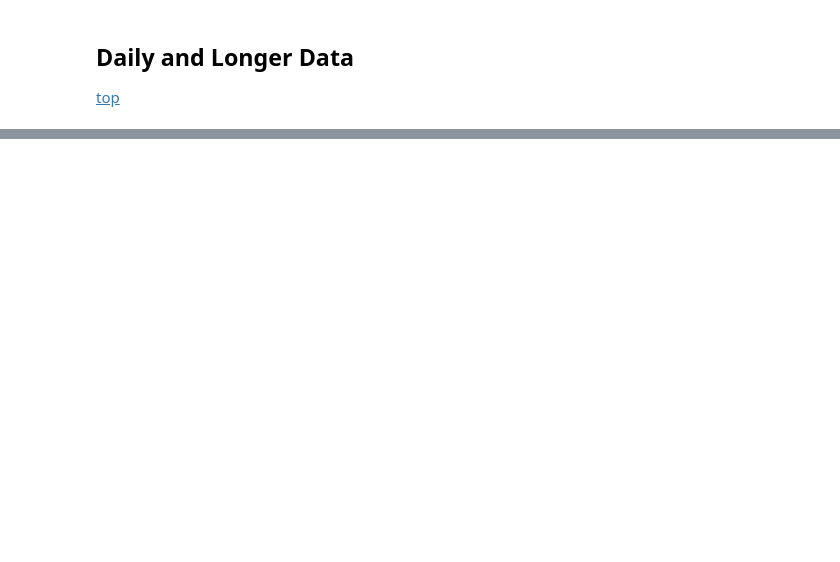
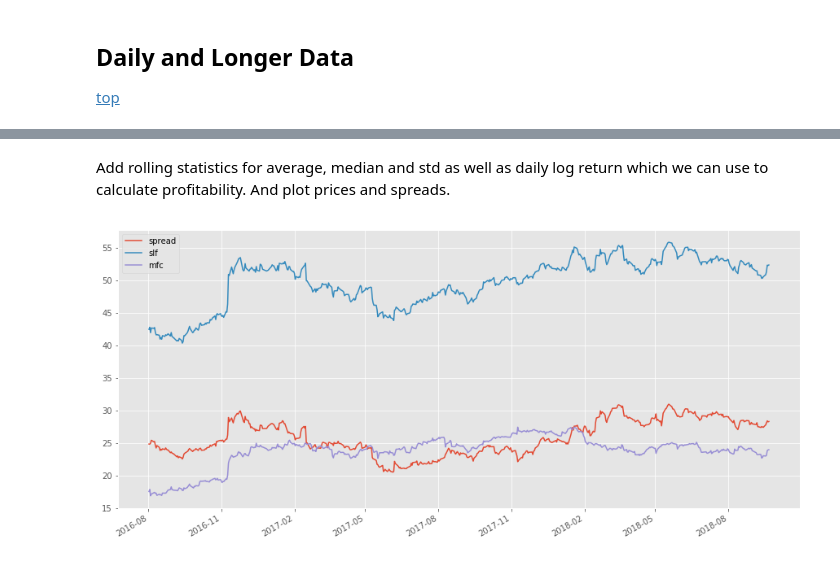
Before and after one commit to aandres99/alpha_prices, a Jupyter notebook: stat_arb.ipynb, the cells around one changed output, grey strips where cells are left out. Drawn from its saved outputs; the diff is of its cells as text; code cells hidden in the pictures; blank space fills up the shorter version.

```diff
--- a/stat_arb.ipynb
+++ b/stat_arb.ipynb
@@ -198,0 +55,24 @@ plt.title(sym + ' - 100 Day History');
+# %%
+ticker = 'MFC.TO'
+daily = mu.get_daily_prices(ticker, output='full')
+mfc_to = mu.Security('MFC.TO', intraday, daily)
+
+ticker = 'SLF.TO'
+daily = mu.get_daily_prices(ticker, output='full')
+slf_to = mu.Security('SLF.TO', intraday, daily)
+# %% [markdown]
+Add rolling statistics for average, median and std as well as daily log return which we can use to calculate profitability. And plot prices and spreads.
+# %%
+df = pd.DataFrame({'slf': slf_to.get_daily()['close'],
+                   'mfc': mfc_to.get_daily()['close']})
+df['spread'] = df['slf'] - df['mfc']
+df['20-day avg'] = df['spread'].rolling(20).mean()
+df['20-day median'] = df['spread'].rolling(20).median()
+df['20-day std'] = df['spread'].rolling(20).std()
+df['20-day up'] = df['20-day avg'] + df['20-day std']
+df['20-day dn'] = df['20-day avg'] - df['20-day std']
+df = df['2016-07-31':]
+df['ret'] = np.log(df['spread']) - np.log(df['spread'].shift(1))
+df[['spread', 'slf', 'mfc']].plot(figsize=(15, 7));
+# %% [output]
+[figure, added]
```
Also changed, not shown: parts of 27 cells of this notebook, 3 other files.
